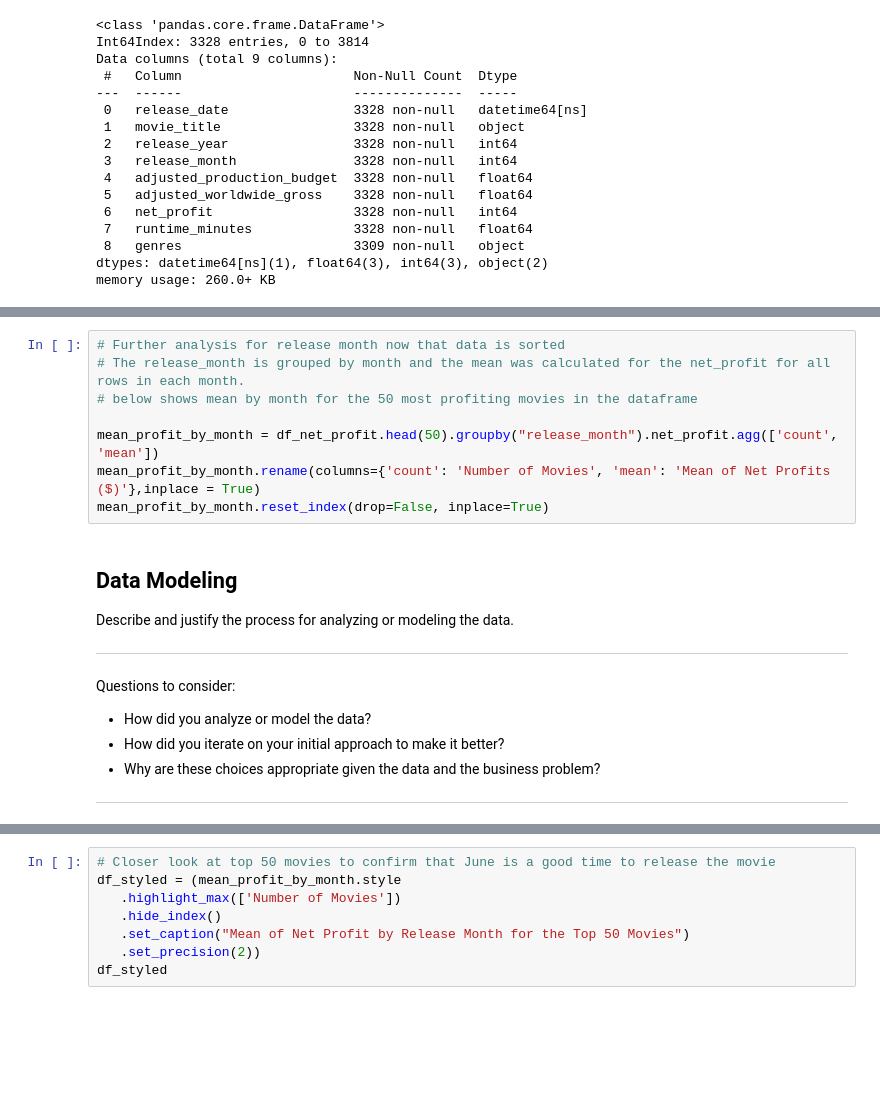
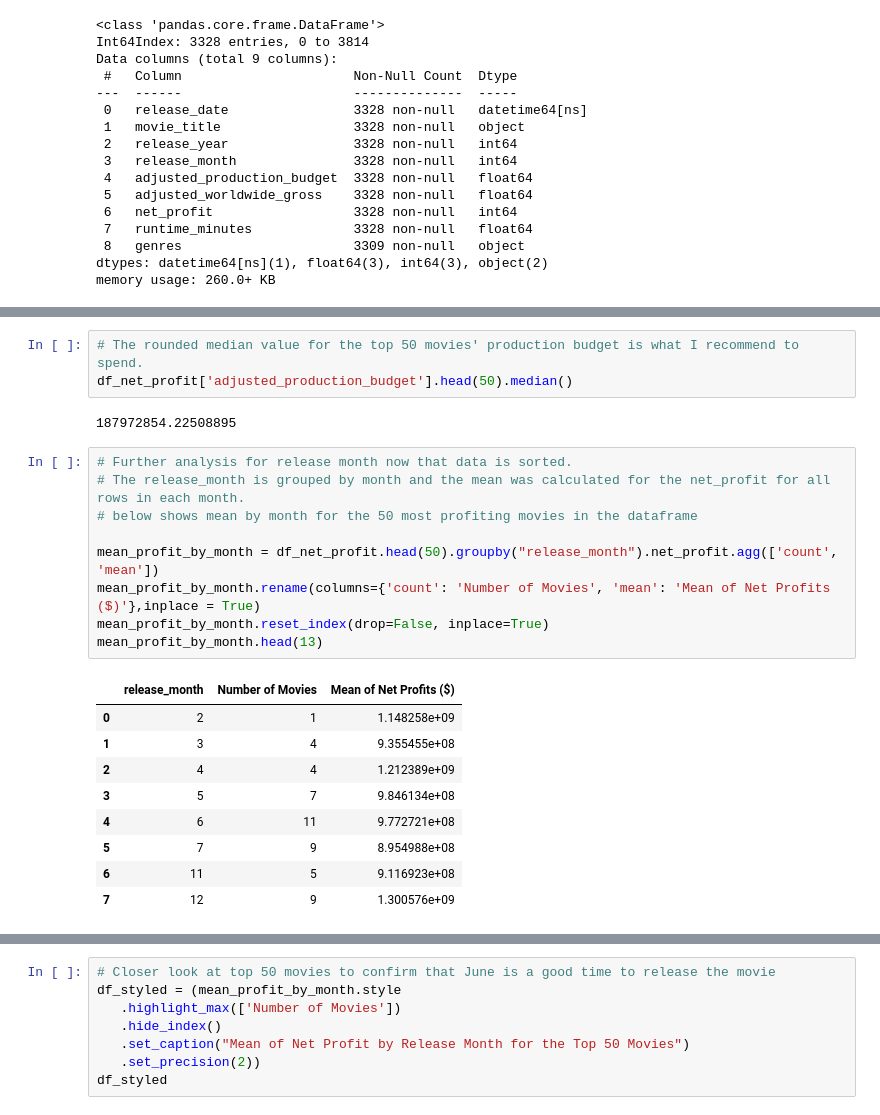
Before and after one commit to rachelfein/project, a Jupyter notebook: dsc-phase1-project-template.ipynb, the cells around one changed output, grey strips where cells are left out. Cells and saved outputs as stored; diff of their text form; blank space fills up the shorter version.

```diff
--- a/dsc-phase1-project-template.ipynb
+++ b/dsc-phase1-project-template.ipynb
@@ -405,18 +404,24 @@ df_net_profit.head()
+# %%
+# The rounded median value for the top 50 movies' production budget is what I recommend to spend.
+df_net_profit['adjusted_production_budget'].head(50).median()
+# %% [output]
+187972854.22508895
 # %%
-# Further analysis for release month now that data is sorted
+# Further analysis for release month now that data is sorted.
 # The release_month is grouped by month and the mean was calculated for the net_profit for all rows in each month.
 # below shows mean by month for the 50 most profiting movies in the dataframe
 
 mean_profit_by_month = df_net_profit.head(50).groupby("release_month").net_profit.agg(['count', 'mean'])
 mean_profit_by_month.rename(columns={'count': 'Number of Movies', 'mean': 'Mean of Net Profits ($)'},inplace = True)
 mean_profit_by_month.reset_index(drop=False, inplace=True)
+mean_profit_by_month.head(13)
+# %% [output]
+|  | release_month | Number of Movies | Mean of Net Profits ($) |
+| 0 | 2 | 1 | 1.148258e+09 |
+| 1 | 3 | 4 | 9.355455e+08 |
+| 2 | 4 | 4 | 1.212389e+09 |
+| 3 | 5 | 7 | 9.846134e+08 |
+| 4 | 6 | 11 | 9.772721e+08 |
+| 5 | 7 | 9 | 8.954988e+08 |
+| 6 | 11 | 5 | 9.116923e+08 |
+| 7 | 12 | 9 | 1.300576e+09 |
-# %% [markdown]
-## Data Modeling
-Describe and justify the process for analyzing or modeling the data.
-
-***
-Questions to consider:
-* How did you analyze or model the data?
-* How did you iterate on your initial approach to make it better?
-* Why are these choices appropriate given the data and the business problem?
-***
```
Also changed, not shown: parts of 32 cells of this notebook.
